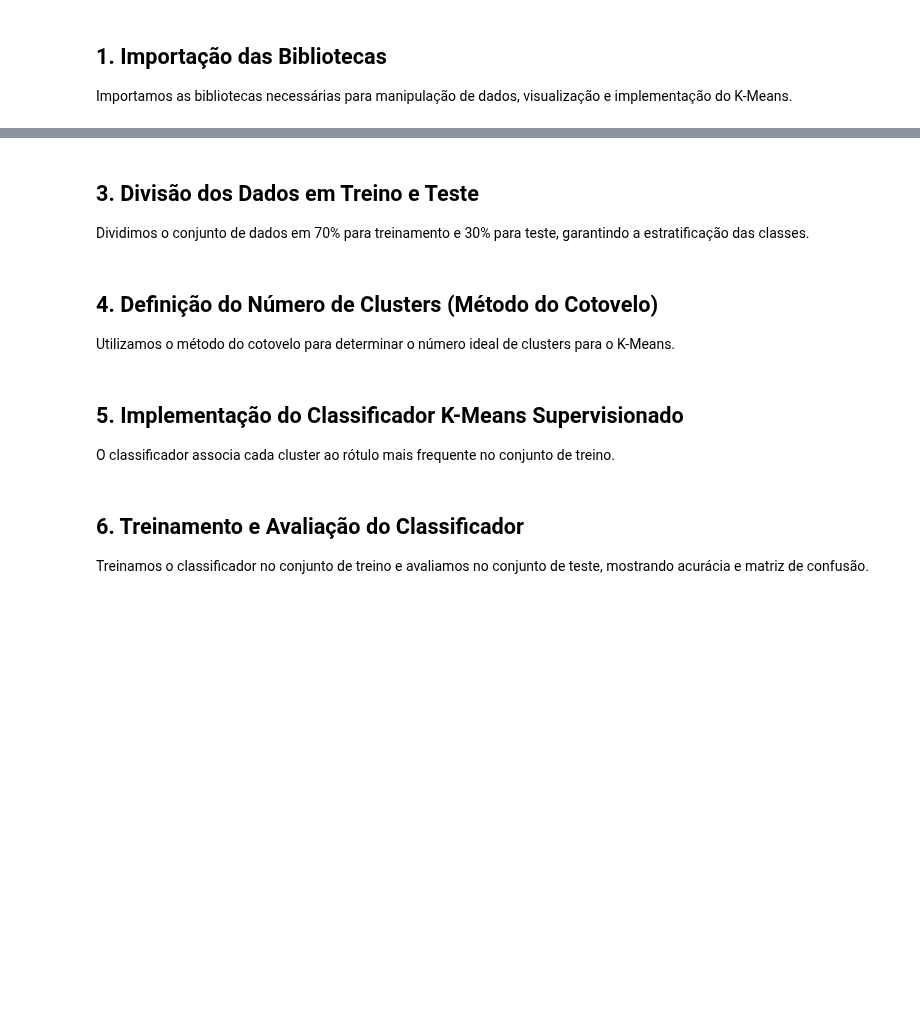
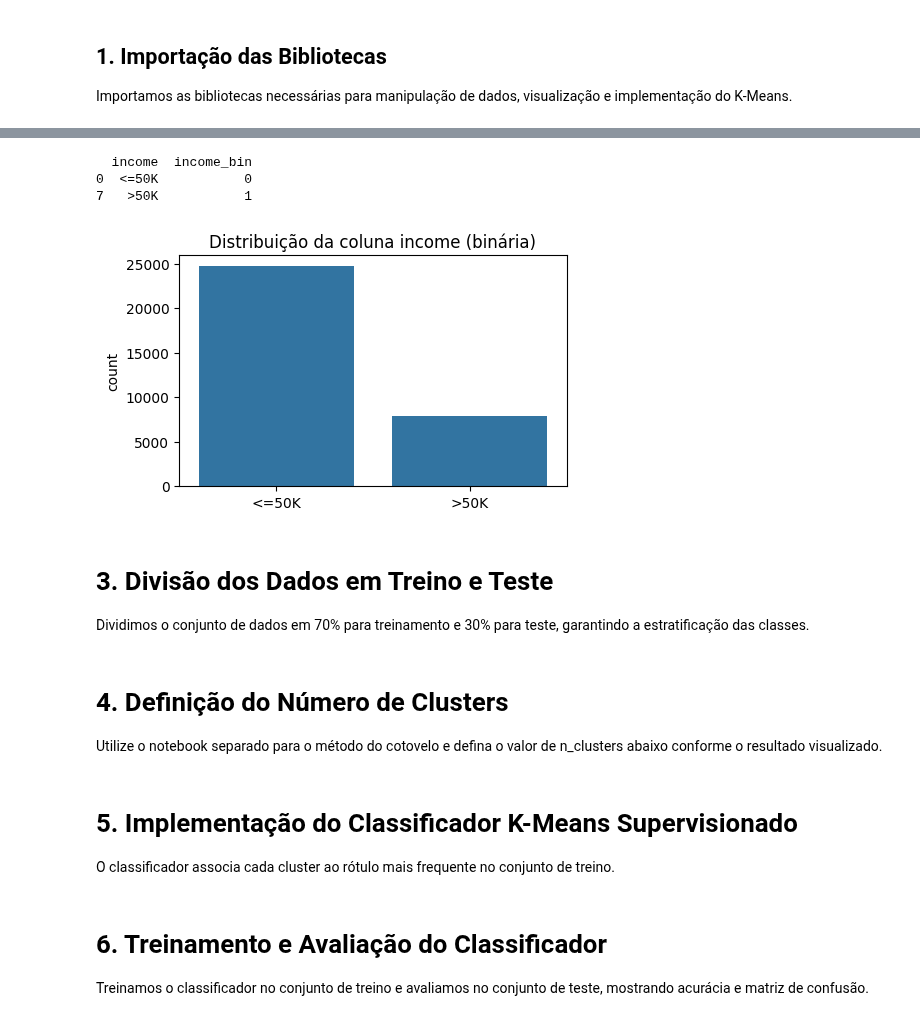
Before and after one commit to LeonardoVieiraGuimaraes/InteligenciaComputacional, a Jupyter notebook: Trabalho03/src/kmeans_adult.ipynb, the cells around one changed output, grey strips where cells are left out. Cells and saved outputs as stored; diff of their text form; code cells hidden in the pictures; blank space fills up the shorter version.

```diff
--- a/Trabalho03/src/kmeans_adult.ipynb
+++ b/Trabalho03/src/kmeans_adult.ipynb
@@ -8,0 +26,10 @@ Carregamos o dataset Adult, removemos valores ausentes, codificamos variáveis c
+# %%
+# Visualização do dataset original (amostra)
+adult_df_raw = pd.read_csv('data/AdultDataset/adult.data', header=None, na_values=' ?', skipinitialspace=True)
+adult_df_raw.columns = [
+    'age', 'workclass', 'fnlwgt', 'education', 'education-num', 'marital-status',
+    'occupation', 'relationship', 'race', 'sex', 'capital-gain', 'capital-loss',
+    'hours-per-week', 'native-country', 'income'
+]
+print('Amostra dos dados originais:')
+display(adult_df_raw.head())
@@ -9,4 +44,32 @@ Carregamos o dataset Adult, removemos valores ausentes, codificamos variáveis c
+# %%
+# Transformar income em valores binários explicitamente
+def income_to_bin(val):
+    return 1 if val.strip() == '>50K' else 0
+adult_df_raw['income_bin'] = adult_df_raw['income'].apply(income_to_bin)
+print(adult_df_raw[['income', 'income_bin']].drop_duplicates())
+
+# Agora, continue o pré-processamento usando a coluna binária
+adult_df = adult_df_raw.dropna().copy()
+for col in adult_df.select_dtypes(include='object').columns:
+    if col != 'income':
+        adult_df[col] = LabelEncoder().fit_transform(adult_df[col].astype(str))
+X = adult_df.drop(['income', 'income_bin'], axis=1).values
+y = adult_df['income_bin'].values
+scaler = StandardScaler()
+X = scaler.fit_transform(X)
+
+# Visualizar distribuição binária após transformação
+plt.figure(figsize=(5,3))
+sns.countplot(x=y)
+plt.title('Distribuição da coluna income (binária)')
+plt.xticks([0,1],["<=50K",">50K"])
+plt.show()
+# %% [output]
+  income  income_bin
+0  <=50K           0
+7   >50K           1
+[figure, added]
 # %% [markdown]
-## 3. Divisão dos Dados em Treino e Teste
+# 3. Divisão dos Dados em Treino e Teste
 
 Dividimos o conjunto de dados em 70% para treinamento e 30% para teste, garantindo a estratificação das classes.
@@ -13,4 +80,4 @@ Dividimos o conjunto de dados em 70% para treinamento e 30% para teste, garantin
 # %% [markdown]
-## 4. Definição do Número de Clusters (Método do Cotovelo)
+# 4. Definição do Número de Clusters
 
-Utilizamos o método do cotovelo para determinar o número ideal de clusters para o K-Means.
+Utilize o notebook separado para o método do cotovelo e defina o valor de n_clusters abaixo conforme o resultado visualizado.
@@ -17,4 +86,4 @@ Utilizamos o método do cotovelo para determinar o número ideal de clusters par
 # %% [markdown]
-## 5. Implementação do Classificador K-Means Supervisionado
+# 5. Implementação do Classificador K-Means Supervisionado
 
 O classificador associa cada cluster ao rótulo mais frequente no conjunto de treino.
@@ -21,4 +118,4 @@ O classificador associa cada cluster ao rótulo mais frequente no conjunto de tr
 # %% [markdown]
-## 6. Treinamento e Avaliação do Classificador
+# 6. Treinamento e Avaliação do Classificador
 
 Treinamos o classificador no conjunto de treino e avaliamos no conjunto de teste, mostrando acurácia e matriz de confusão.
```
Also changed, not shown: parts of 11 cells of this notebook, 19 other files.
